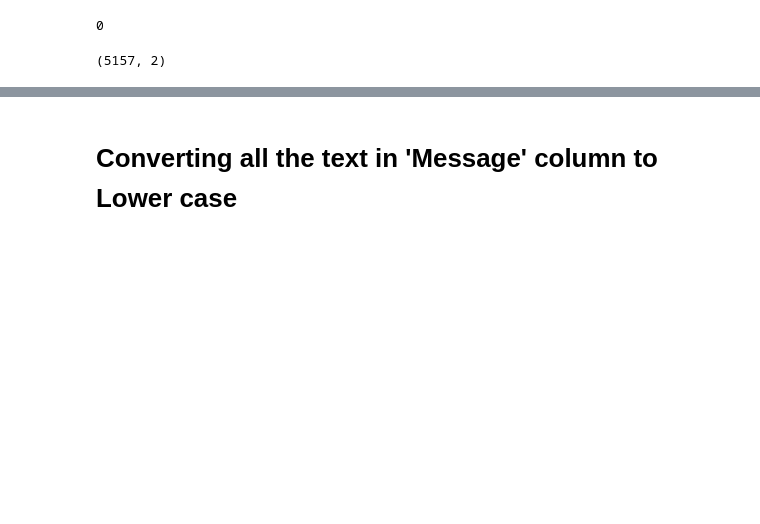
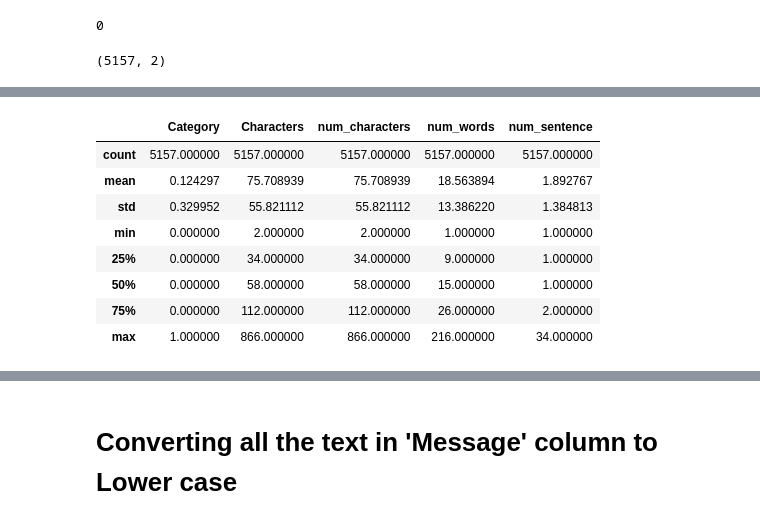
Before and after one commit to prabal-k/Email-Spam-Classifier, a Jupyter notebook: Spam email classifier.ipynb, the cells around one changed output, grey strips where cells are left out. Cells and saved outputs as stored; diff of their text form; code cells hidden in the pictures; blank space fills up the shorter version.

```diff
--- a/Spam email classifier.ipynb
+++ b/Spam email classifier.ipynb
@@ -120,0 +198,12 @@ df.shape
+# %%
+df.describe()
+# %% [output]
+|  | Category | Characters | num_characters | num_words | num_sentence |
+| count | 5157.000000 | 5157.000000 | 5157.000000 | 5157.000000 | 5157.000000 |
+| mean | 0.124297 | 75.708939 | 75.708939 | 18.563894 | 1.892767 |
+| std | 0.329952 | 55.821112 | 55.821112 | 13.386220 | 1.384813 |
+| min | 0.000000 | 2.000000 | 2.000000 | 1.000000 | 1.000000 |
+| 25% | 0.000000 | 34.000000 | 34.000000 | 9.000000 | 1.000000 |
+| 50% | 0.000000 | 58.000000 | 58.000000 | 15.000000 | 1.000000 |
+| 75% | 0.000000 | 112.000000 | 112.000000 | 26.000000 | 2.000000 |
+| max | 1.000000 | 866.000000 | 866.000000 | 216.000000 | 34.000000 |
```
Also changed, not shown: parts of 35 cells of this notebook.
